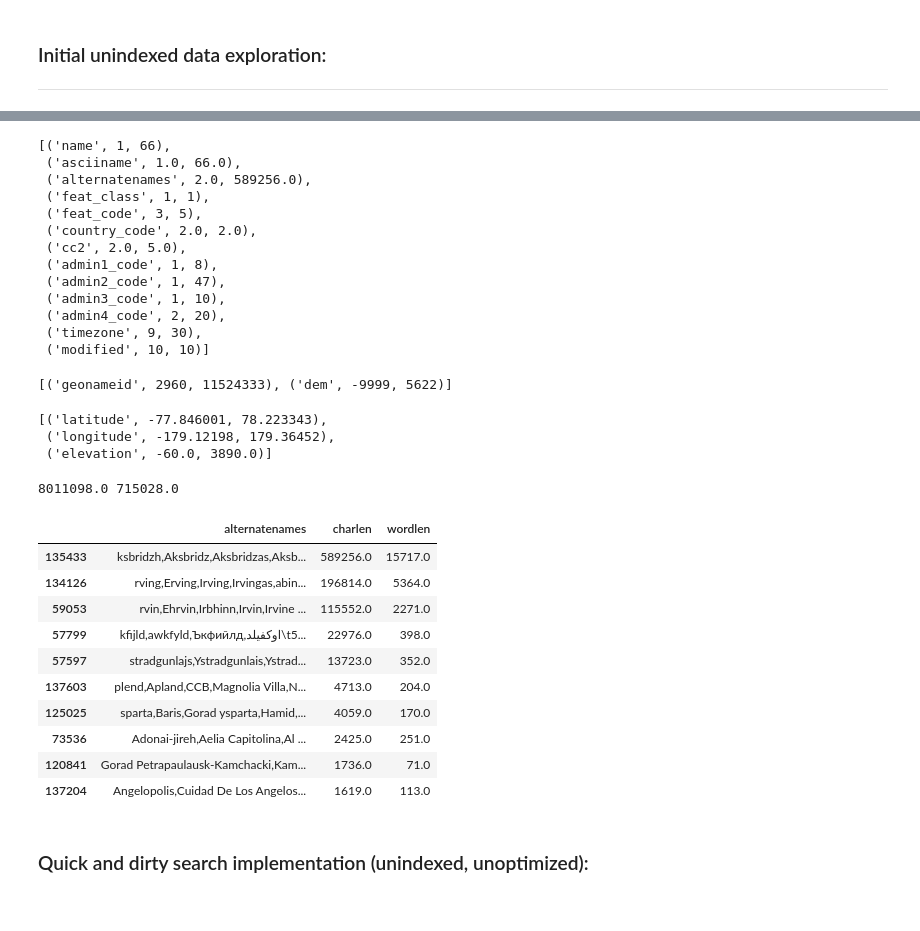
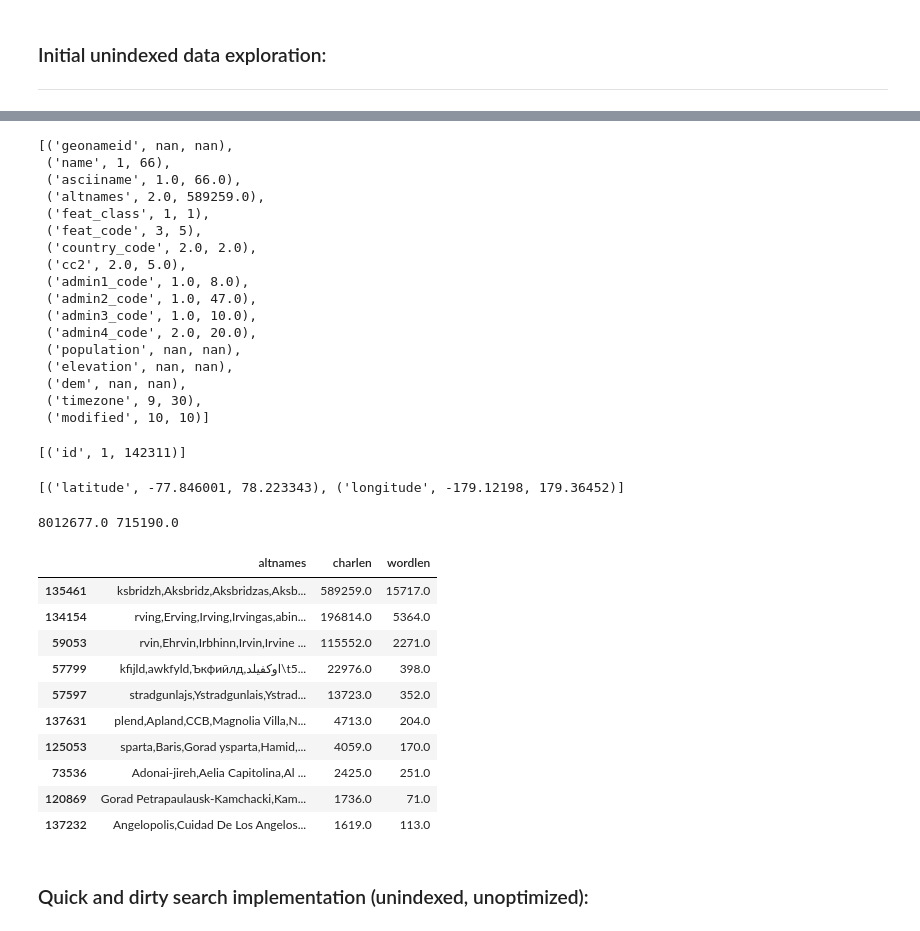
Before and after one commit to JoelBondurant/citysearch, a Jupyter notebook: src/citysearch.ipynb, the cells around one changed output, grey strips where cells are left out. Drawn from its saved outputs; the diff is of its cells as text; code cells hidden in the pictures.

```diff
--- a/src/citysearch.ipynb
+++ b/src/citysearch.ipynb
@@ -13,6 +13,6 @@ imp.reload(citysearch);
 ### Initial unindexed data exploration:
 ---
 # %%
-df = citysearch.to_dataframe()
+df = citysearch.DataLoader().to_dataframe()
 df.iloc[[0,1,2,-3,-2,-1]]
 # %% [output]
@@ -26,2 +25,0 @@ df.iloc[[0,1,2,-3,-2,-1]]
-# %%
-df_geonameid = df.set_index('geonameid')
@@ -59,48 +50,50 @@ dtype: int64
 # %%
 [(colname, df[colname].str.len().min(), df[colname].str.len().max()) for colname in df.columns if df[colname].dtype == np.object]
 # %% [output]
-[('name', 1, 66),
+[('geonameid', nan, nan),
+ ('name', 1, 66),
  ('asciiname', 1.0, 66.0),
- ('alternatenames', 2.0, 589256.0),
+ ('altnames', 2.0, 589259.0),
  ('feat_class', 1, 1),
  ('feat_code', 3, 5),
  ('country_code', 2.0, 2.0),
  ('cc2', 2.0, 5.0),
- ('admin1_code', 1, 8),
- ('admin2_code', 1, 47),
- ('admin3_code', 1, 10),
- ('admin4_code', 2, 20),
+ ('admin1_code', 1.0, 8.0),
+ ('admin2_code', 1.0, 47.0),
+ ('admin3_code', 1.0, 10.0),
+ ('admin4_code', 2.0, 20.0),
+ ('population', nan, nan),
+ ('elevation', nan, nan),
+ ('dem', nan, nan),
  ('timezone', 9, 30),
  ('modified', 10, 10)]
 # %%
 [(colname, df[colname].min(), df[colname].max()) for colname in df.columns if df[colname].dtype == np.int]
 # %% [output]
-[('geonameid', 2960, 11524333), ('dem', -9999, 5622)]
+[('id', 1, 142311)]
 # %%
 [(colname, df[colname].min(), df[colname].max()) for colname in df.columns if df[colname].dtype == np.float32]
 # %% [output]
-[('latitude', -77.846001, 78.223343),
- ('longitude', -179.12198, 179.36452),
- ('elevation', -60.0, 3890.0)]
+[('latitude', -77.846001, 78.223343), ('longitude', -179.12198, 179.36452)]
 # %%
-altnames = df[['alternatenames']].copy()
-altnames['charlen'] = altnames.alternatenames.str.len()
-altnames['wordlen'] = altnames.alternatenames.str.count(',') + 1
+altnames = df[['altnames']].copy()
+altnames['charlen'] = altnames.altnames.str.len()
+altnames['wordlen'] = altnames.altnames.str.count(',') + 1
 print(altnames.charlen.sum(), altnames.wordlen.sum())
 altnames.sort_values('charlen', ascending = False)[:10]
 # %% [output]
-8011098.0 715028.0
+8012677.0 715190.0
-|  | alternatenames | charlen | wordlen |
-| 135433 | ksbridzh,Aksbridz,Aksbridzas,Aksb... | 589256.0 | 15717.0 |
-| 134126 | rving,Erving,Irving,Irvingas,abin... | 196814.0 | 5364.0 |
+|  | altnames | charlen | wordlen |
+| 135461 | ksbridzh,Aksbridz,Aksbridzas,Aksb... | 589259.0 | 15717.0 |
+| 134154 | rving,Erving,Irving,Irvingas,abin... | 196814.0 | 5364.0 |
 | 59053 | rvin,Ehrvin,Irbhinn,Irvin,Irvine ... | 115552.0 | 2271.0 |
 | 57799 | kfijld,awkfyld,Ъкфийлд,اوکفیلد\t5... | 22976.0 | 398.0 |
 | 57597 | stradgunlajs,Ystradgunlais,Ystrad... | 13723.0 | 352.0 |
-| 137603 | plend,Apland,CCB,Magnolia Villa,N... | 4713.0 | 204.0 |
-| 125025 | sparta,Baris,Gorad ysparta,Hamid,... | 4059.0 | 170.0 |
+| 137631 | plend,Apland,CCB,Magnolia Villa,N... | 4713.0 | 204.0 |
+| 125053 | sparta,Baris,Gorad ysparta,Hamid,... | 4059.0 | 170.0 |
 | 73536 | Adonai-jireh,Aelia Capitolina,Al ... | 2425.0 | 251.0 |
-| 120841 | Gorad Petrapaulausk-Kamchacki,Kam... | 1736.0 | 71.0 |
-| 137204 | Angelopolis,Cuidad De Los Angelos... | 1619.0 | 113.0 |
+| 120869 | Gorad Petrapaulausk-Kamchacki,Kam... | 1736.0 | 71.0 |
+| 137232 | Angelopolis,Cuidad De Los Angelos... | 1619.0 | 113.0 |
 # %% [markdown]
 ### Quick and dirty search implementation (unindexed, unoptimized):
 # %%
```
Also changed, not shown: parts of 41 cells of this notebook, 11 other files.
